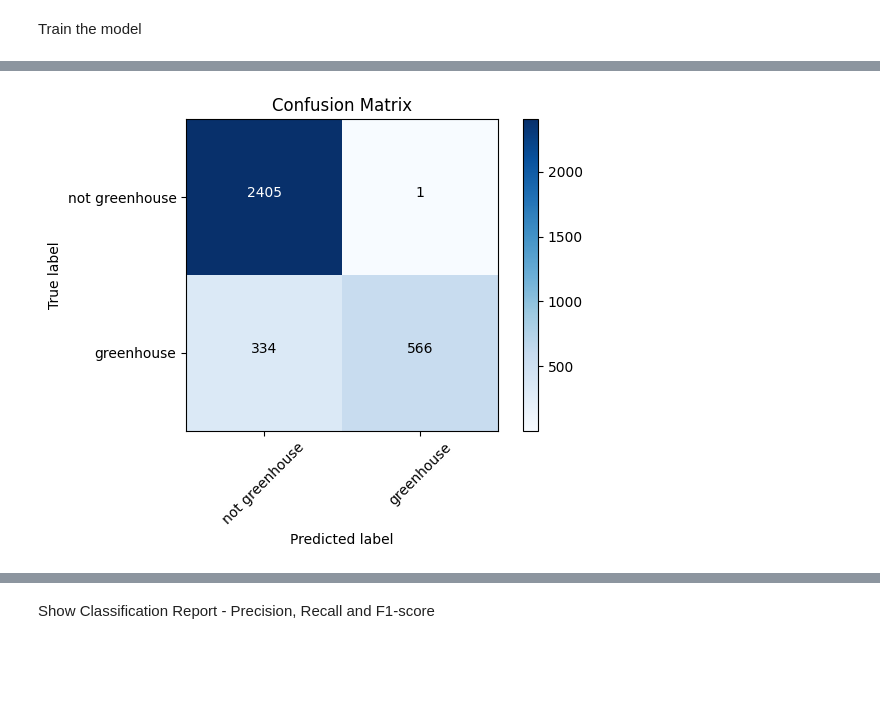
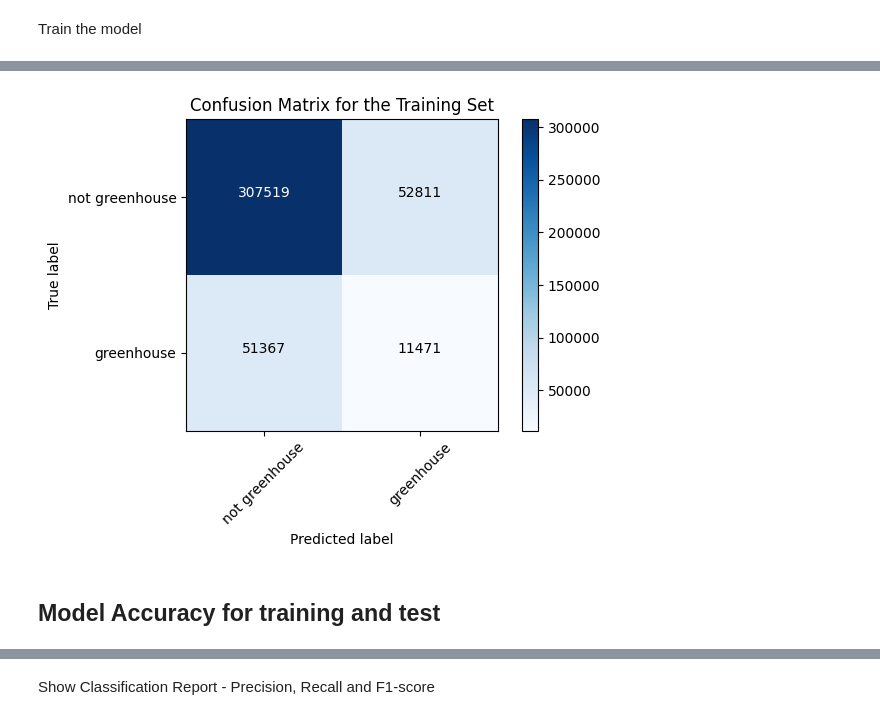
Before and after one commit to inesbsilveira/2nd-semester-2023, a Jupyter notebook: IS_code_img_segmentation.ipynb, the cells around one changed output, grey strips where cells are left out. Saved outputs shown, nothing was run; the diff lists cells and outputs as text; code cells hidden in the pictures; blank space fills up the shorter version.

```diff
--- a/IS_code_img_segmentation.ipynb
+++ b/IS_code_img_segmentation.ipynb
@@ -210,19 +208,3 @@ dblock = DataBlock(blocks=(ImageBlock, MaskBlock(codes)),
 
 # Create DataLoaders
 dls = dblock.dataloaders(path, bs=8)
-# %%
-# Get the list of training and test set items (file paths)
-train_items = dls.train.items
-test_items = dls.valid.items
-
-# Write the training set items to a txt file
-with open('training_set.txt', 'w') as f:
-    for item in train_items:
-        f.write(str(item) + '\n')
-
-# Write the test set items to a txt file
-with open('test_set.txt', 'w') as f:
-    for item in test_items:
-        f.write(str(item) + '\n')
-
-print("Paths of training and test sets have been stored in 'training_set.txt' and 'test_set.txt' respectively.")
@@ -361,29 +406,25 @@ Calculation of Confusion Matrix
 # %%
-# Convert predicted and ground truth labels to 1D arrays
-pred_labels = sample_pred.flatten()
-true_labels = np.array(Image.open(get_mask_fn(sample_image_path))).flatten()
 
-# Calculate confusion matrix
-cm = confusion_matrix(true_labels, pred_labels)
-classes = ['not greenhouse', 'greenhouse']
-
-# Plot confusion matrix
-plt.imshow(cm, interpolation='nearest', cmap=plt.cm.Blues)
-plt.title('Confusion Matrix')
+# Plot the confusion matrix
+plt.imshow(conf_matrix, interpolation='nearest', cmap=plt.cm.Blues)
+plt.title('Confusion Matrix for the Training Set')
 plt.colorbar()
-tick_marks = np.arange(len(classes))
-plt.xticks(tick_marks, classes, rotation=45)
-plt.yticks(tick_marks, classes)
+tick_marks = np.arange(len(target_names))
+plt.xticks(tick_marks, target_names, rotation=45)
+plt.yticks(tick_marks, target_names)
 plt.xlabel('Predicted label')
 plt.ylabel('True label')
 
 # Fill in confusion matrix with values
-thresh = cm.max() / 2.
-for i, j in np.ndindex(cm.shape):
-    plt.text(j, i, format(cm[i, j], 'd'),
+thresh = conf_matrix.max() / 2.
+for i, j in np.ndindex(conf_matrix.shape):
+    plt.text(j, i, format(conf_matrix[i, j], 'd'),
              horizontalalignment='center',
-             color='white' if cm[i, j] > thresh else 'black')
+             color='white' if conf_matrix[i, j] > thresh else 'black')
+
 plt.tight_layout()
 plt.show()
 # %% [output]
-[figure, old version]
+[figure, new version]
+# %% [markdown]
+## Model Accuracy for training and test
```
Also changed, not shown: parts of 17 cells of this notebook.
